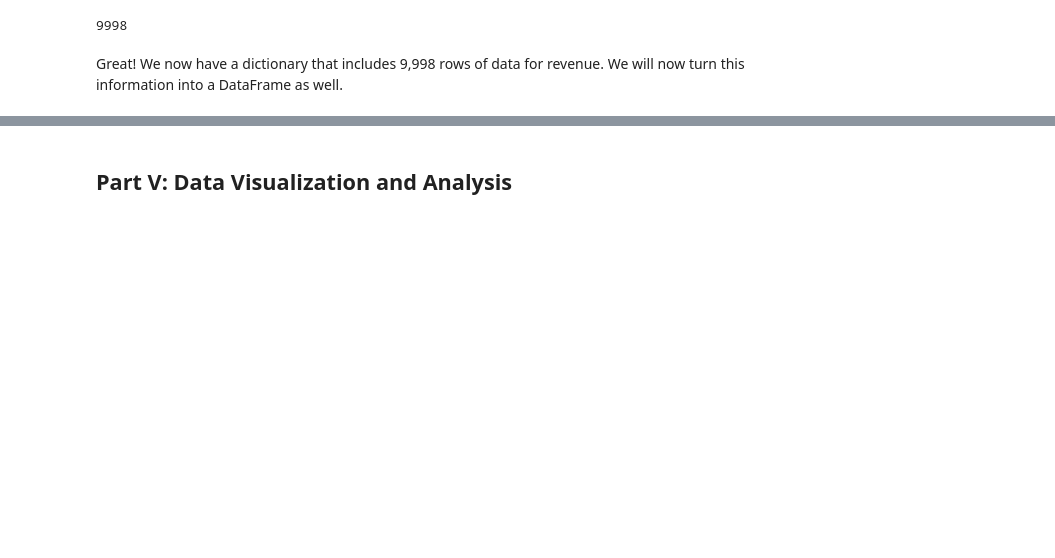
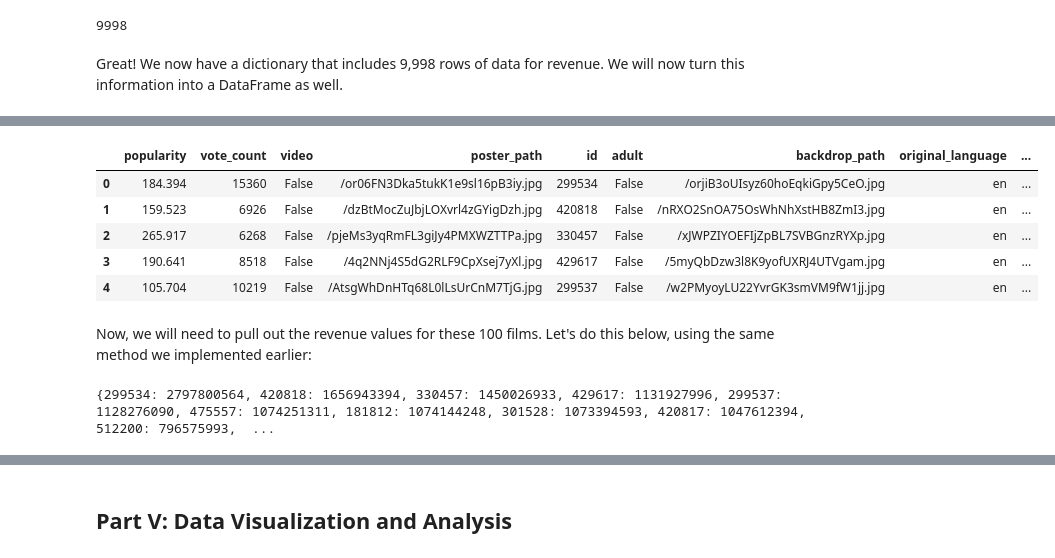
Before and after one commit to adinas94/Phase-1-Microsoft-Movies, a Jupyter notebook: Data Cleaning Notebook for project.ipynb, the cells around one changed output, grey strips where cells are left out. Drawn from its saved outputs; the diff is of its cells as text; code cells hidden in the pictures; blank space fills up the shorter version.

```diff
--- a/Data Cleaning Notebook for project.ipynb
+++ b/Data Cleaning Notebook for project.ipynb
@@ -303,0 +312,35 @@ memory usage: 156.2 KB
+# %%
+# Create aa newlist that calls the API using the sort_by=revenue within the URL for only the first 5 pages, i.e. 100 rows of data
+newlist=[]
+n=0
+while n<5:
+    n+=1
+    url='http://api.themoviedb.org/3/discover/movie?primary_release_year=2019&sort_by=revenue.desc&offset=20&page={}&api_key='.format(n)
+    req=requests.get(url+api_key).json()
+    results=req['results']
+    newlist.extend(results)
+# %%
+# Build a dataframe based on this new API call
+rev = pd.DataFrame(newlist)
+# %%
+rev.head()
+# %% [output]
+|  | popularity | vote_count | video | poster_path | id | adult | backdrop_path | original_language | ... |
+| 0 | 184.394 | 15360 | False | /or06FN3Dka5tukK1e9sl16pB3iy.jpg | 299534 | False | /orjiB3oUIsyz60hoEqkiGpy5CeO.jpg | en | ... |
+| 1 | 159.523 | 6926 | False | /dzBtMocZuJbjLOXvrl4zGYigDzh.jpg | 420818 | False | /nRXO2SnOA75OsWhNhXstHB8ZmI3.jpg | en | ... |
+| 2 | 265.917 | 6268 | False | /pjeMs3yqRmFL3giJy4PMXWZTTPa.jpg | 330457 | False | /xJWPZIYOEFIjZpBL7SVBGnzRYXp.jpg | en | ... |
+| 3 | 190.641 | 8518 | False | /4q2NNj4S5dG2RLF9CpXsej7yXl.jpg | 429617 | False | /5myQbDzw3l8K9yofUXRJ4UTVgam.jpg | en | ... |
+| 4 | 105.704 | 10219 | False | /AtsgWhDnHTq68L0lLsUrCnM7TjG.jpg | 299537 | False | /w2PMyoyLU22YvrGK3smVM9fW1jj.jpg | en | ... |
+# %% [markdown]
+Now, we will need to pull out the revenue values for these 100 films. Let's do this below, using the same method we implemented earlier:
+# %%
+# Create a dictionary to retrieve the revenue data for these 100 films
+rev_dict = {}
+
+for item in newlist:
+        tmp = tmdb.Movies(item['id']).info()
+        rev_dict[tmp['id']] = tmp['revenue']
+
+print(rev_dict)
+# %% [output]
+{299534: 2797800564, 420818: 1656943394, 330457: 1450026933, 429617: 1131927996, 299537: 1128276090, 475557: 1074251311, 181812: 1074144248, 301528: 1073394593, 420817: 1047612394, 512200: 796575993,  ...
```
Also changed, not shown: parts of 27 cells of this notebook, 2 other files.
